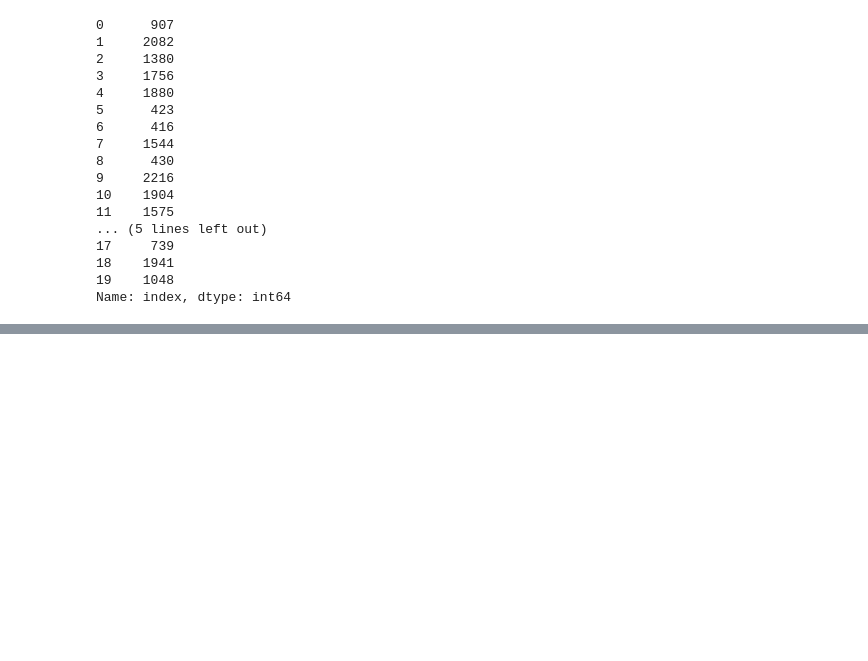
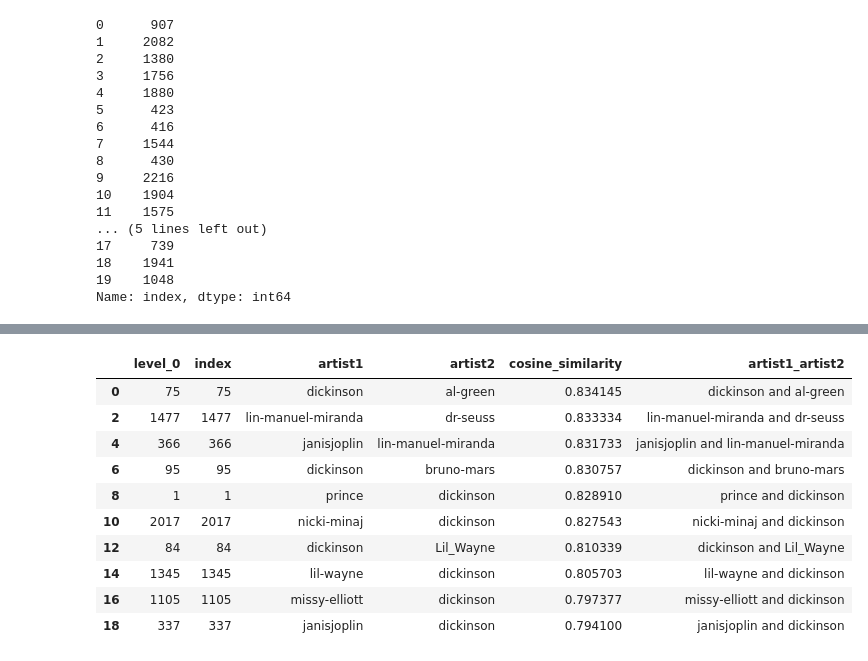
Before and after one commit to dkoterwa/masters, a Jupyter notebook: first semester/Unsupervised Learning/article_2/dimensions_reduction.ipynb, the cells around one changed output, grey strips where cells are left out. Saved outputs shown, nothing was run; the diff lists cells and outputs as text; code cells hidden in the pictures; blank space fills up the shorter version.

```diff
--- a/first semester/Unsupervised Learning/article_2/dimensions_reduction.ipynb
+++ b/first semester/Unsupervised Learning/article_2/dimensions_reduction.ipynb
@@ -220,6 +213,20 @@ plt.margins(x=0)
 bottom10 = similarities_df.sort_values(by='cosine_similarity', ascending=False).tail(20).reset_index()
 # %%
 bottom10 = bottom10.iloc[::2, :]
+# %%
+bottom10
+# %% [output]
+|  | level_0 | index | artist1 | artist2 | cosine_similarity | artist1_artist2 |
+| 0 | 75 | 75 | dickinson | al-green | 0.834145 | dickinson and al-green |
+| 2 | 1477 | 1477 | lin-manuel-miranda | dr-seuss | 0.833334 | lin-manuel-miranda and dr-seuss |
+| 4 | 366 | 366 | janisjoplin | lin-manuel-miranda | 0.831733 | janisjoplin and lin-manuel-miranda |
+| 6 | 95 | 95 | dickinson | bruno-mars | 0.830757 | dickinson and bruno-mars |
+| 8 | 1 | 1 | prince | dickinson | 0.828910 | prince and dickinson |
+| 10 | 2017 | 2017 | nicki-minaj | dickinson | 0.827543 | nicki-minaj and dickinson |
+| 12 | 84 | 84 | dickinson | Lil_Wayne | 0.810339 | dickinson and Lil_Wayne |
+| 14 | 1345 | 1345 | lil-wayne | dickinson | 0.805703 | lil-wayne and dickinson |
+| 16 | 1105 | 1105 | missy-elliott | dickinson | 0.797377 | missy-elliott and dickinson |
+| 18 | 337 | 337 | janisjoplin | dickinson | 0.794100 | janisjoplin and dickinson |
 # %%
 bottom10['artist1_artist2'] = bottom10['artist1'] + ' and ' + bottom10['artist2']
 # %%
```
Also changed, not shown: parts of 10 cells of this notebook, 4 other files.
